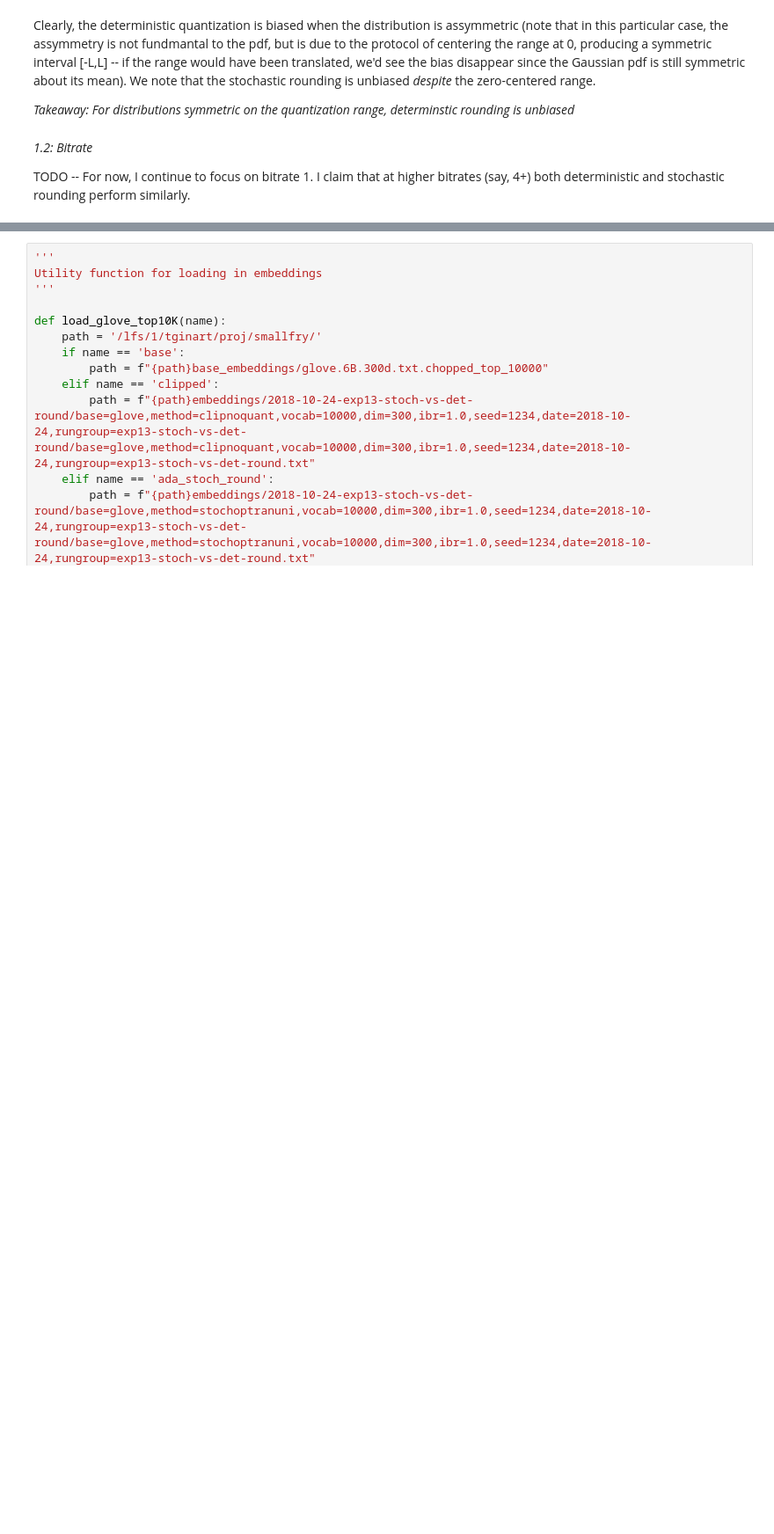
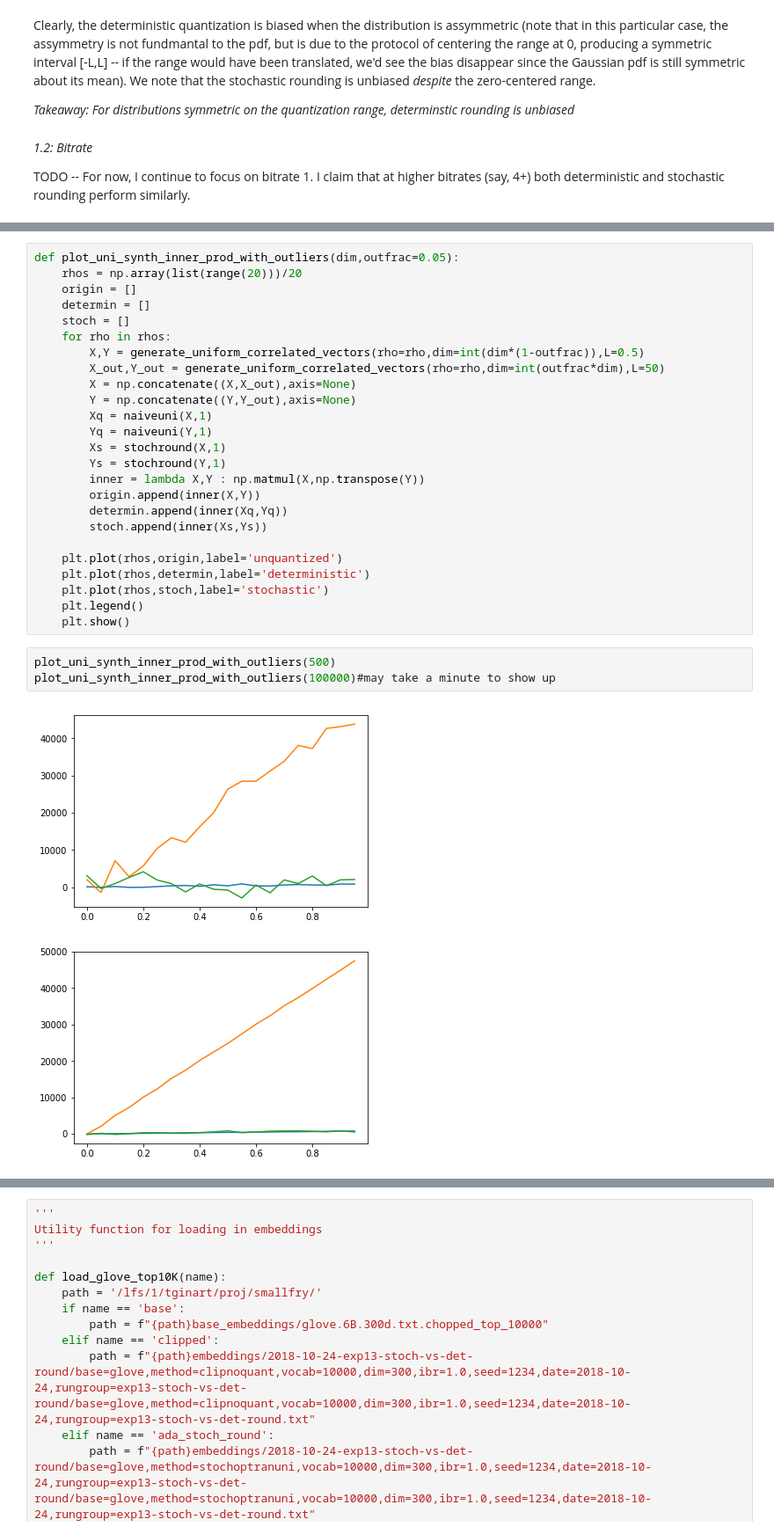
Before and after one commit to HazyResearch/smallfry, a Jupyter notebook: experiments/scripts/synthetics_for_gramian_study.ipynb, the cells around one changed output, grey strips where cells are left out. Shown: that part at 88% size. Cells and saved outputs as stored; diff of their text form; blank space fills up the shorter version.

```diff
--- a/experiments/scripts/synthetics_for_gramian_study.ipynb
+++ b/experiments/scripts/synthetics_for_gramian_study.ipynb
@@ -120,0 +225,31 @@ Thus, we are concerned with how quantizing the embedding matrix induces distorti
+# %%
+def plot_uni_synth_inner_prod_with_outliers(dim,outfrac=0.05):
+    rhos = np.array(list(range(20)))/20
+    origin = []
+    determin = []
+    stoch = []
+    for rho in rhos:
+        X,Y = generate_uniform_correlated_vectors(rho=rho,dim=int(dim*(1-outfrac)),L=0.5)
+        X_out,Y_out = generate_uniform_correlated_vectors(rho=rho,dim=int(outfrac*dim),L=50)
+        X = np.concatenate((X,X_out),axis=None)
+        Y = np.concatenate((Y,Y_out),axis=None)
+        Xq = naiveuni(X,1)
+        Yq = naiveuni(Y,1)
+        Xs = stochround(X,1)
+        Ys = stochround(Y,1)
+        inner = lambda X,Y : np.matmul(X,np.transpose(Y))
+        origin.append(inner(X,Y))
+        determin.append(inner(Xq,Yq))
+        stoch.append(inner(Xs,Ys))
+
+    plt.plot(rhos,origin,label='unquantized')
+    plt.plot(rhos,determin,label='deterministic')
+    plt.plot(rhos,stoch,label='stochastic')
+    plt.legend()
+    plt.show()
+# %%
+plot_uni_synth_inner_prod_with_outliers(500)
+plot_uni_synth_inner_prod_with_outliers(100000)#may take a minute to show up
+# %% [output]
+[figure, added]
+[figure, added]
```
Also changed, not shown: parts of 17 cells of this notebook.
